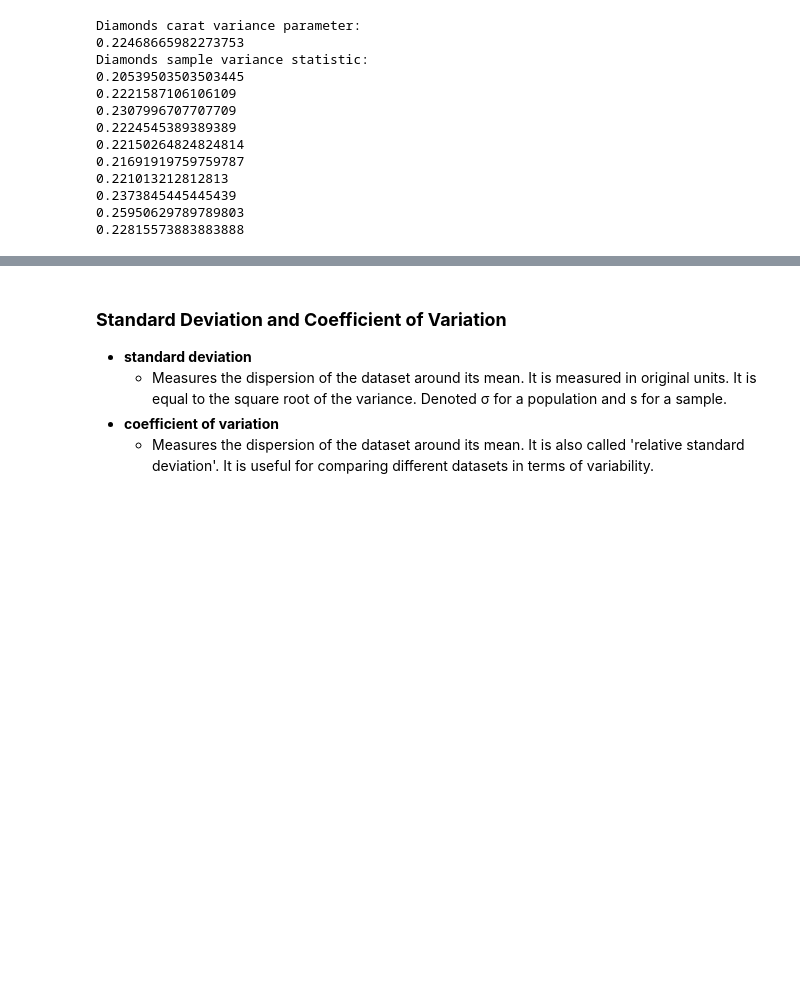
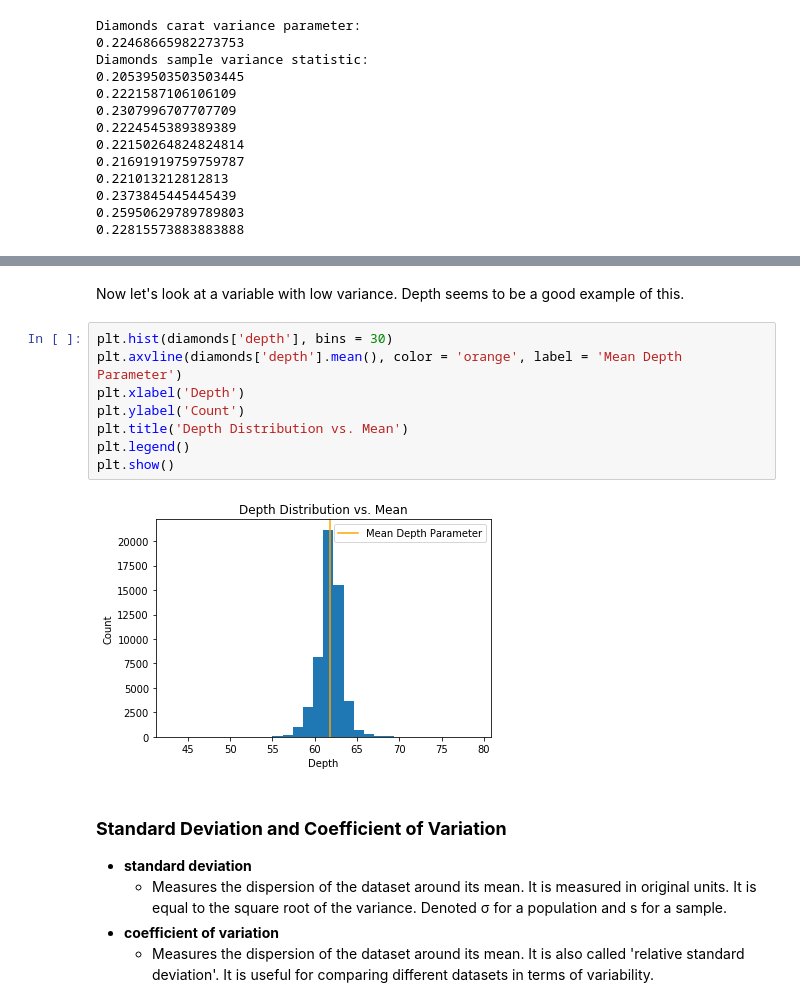
Before and after one commit to jmeguira/stats, a Jupyter notebook: stats_notebook.ipynb, the cells around one changed output, grey strips where cells are left out. Saved outputs shown, nothing was run; the diff lists cells and outputs as text; blank space fills up the shorter version.

```diff
--- a/stats_notebook.ipynb
+++ b/stats_notebook.ipynb
@@ -571,3 +601,15 @@ Diamonds sample variance statistic:
+# %% [markdown]
+Now let's look at a variable with low variance. Depth seems to be a good example of this.
+# %%
+plt.hist(diamonds['depth'], bins = 30)
+plt.axvline(diamonds['depth'].mean(), color = 'orange', label = 'Mean Depth Parameter')
+plt.xlabel('Depth')
+plt.ylabel('Count')
+plt.title('Depth Distribution vs. Mean')
+plt.legend()
+plt.show()
+# %% [output]
+[figure, added]
 # %% [markdown]
 <a id='s3_9'></a>
 ### **Standard Deviation and Coefficient of Variation**
```
Also changed, not shown: parts of 3 cells of this notebook.
